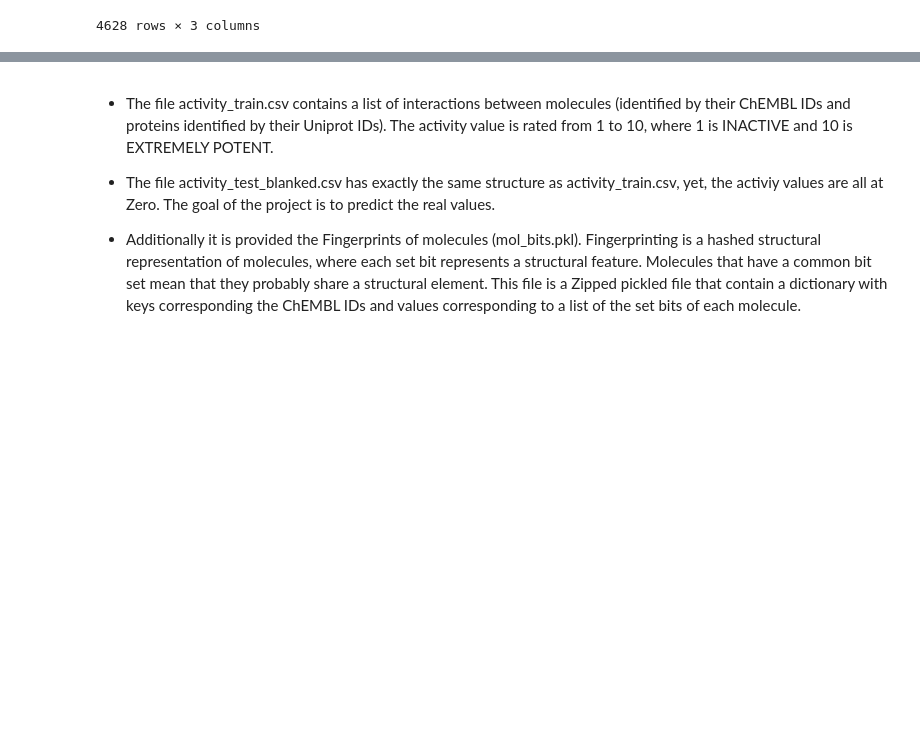
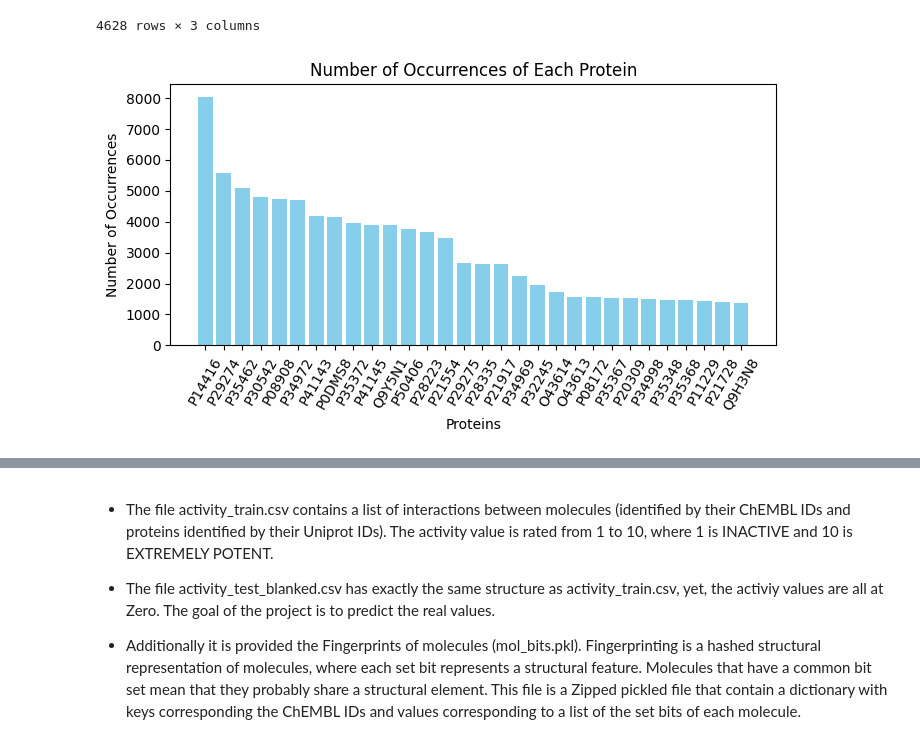
Before and after one commit to JoaoMlMartins/DataMining-CourseProject, a Jupyter notebook: PD_2324_CP.ipynb, the cells around one changed output, grey strips where cells are left out. Saved outputs shown, nothing was run; the diff lists cells and outputs as text; code cells hidden in the pictures; blank space fills up the shorter version.

```diff
--- a/PD_2324_CP.ipynb
+++ b/PD_2324_CP.ipynb
@@ -77,3 +84,22 @@ activity_test
 | 4626 | Q9Y5Y4 | CHEMBL4208884 | 0 |
 | 4627 | Q9Y5Y4 | CHEMBL4205802 | 0 |
 4628 rows × 3 columns
+# %%
+# Count the number of times each protein appears
+protein_counts = activity['Proteins'].value_counts()
+
+# Sort proteins by their counts in descending order
+sorted_proteins = protein_counts.index.tolist()[:30]
+counts = protein_counts.values[:30]
+
+# Plot the bar chart
+plt.figure(figsize=(7, 4))
+plt.bar(range(len(sorted_proteins)), counts, color='skyblue')
+plt.xlabel('Proteins')
+plt.ylabel('Number of Occurrences')
+plt.title('Number of Occurrences of Each Protein')
+plt.xticks(range(len(sorted_proteins)), sorted_proteins, rotation=60)
+plt.tight_layout()
+plt.show()
+# %% [output]
+[figure, added]
```
Also changed, not shown: parts of 19 cells of this notebook.
